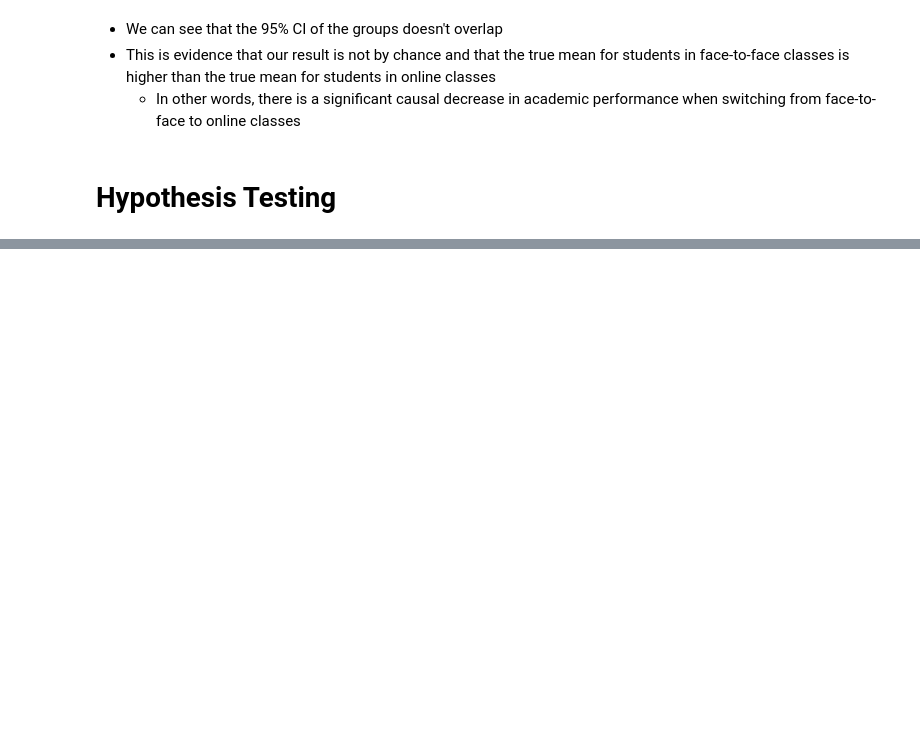
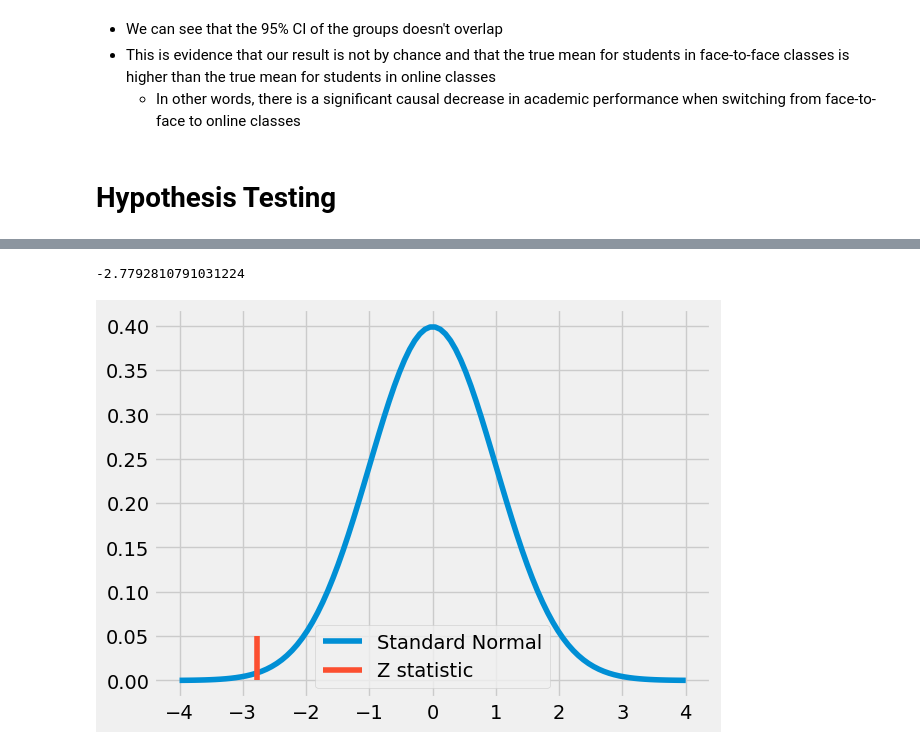
Before and after one commit to samcjswo/Causal_Inference, a Jupyter notebook: [Chapter 3] Stats_Review.ipynb, the cells around one changed output, grey strips where cells are left out. Drawn from its saved outputs; the diff is of its cells as text; code cells hidden in the pictures; blank space fills up the shorter version.

```diff
--- a/[Chapter 3] Stats_Review.ipynb
+++ b/[Chapter 3] Stats_Review.ipynb
@@ -155,0 +196,14 @@ print("95% for Face to Face:", ci(face_to_face))
+# %%
+z = diff_mu / diff_se
+print(z)
+# %% [output]
+-2.7792810791031224
+# %%
+x = np.linspace(-4,4,100)
+y = stats.norm.pdf(x, 0, 1)
+plt.plot(x, y, label="Standard Normal")
+plt.vlines(z, ymin=0, ymax=.05, label="Z statistic", color="C1")
+plt.legend()
+plt.show()
+# %% [output]
+[figure, added]
```
Also changed, not shown: parts of 22 cells of this notebook.
